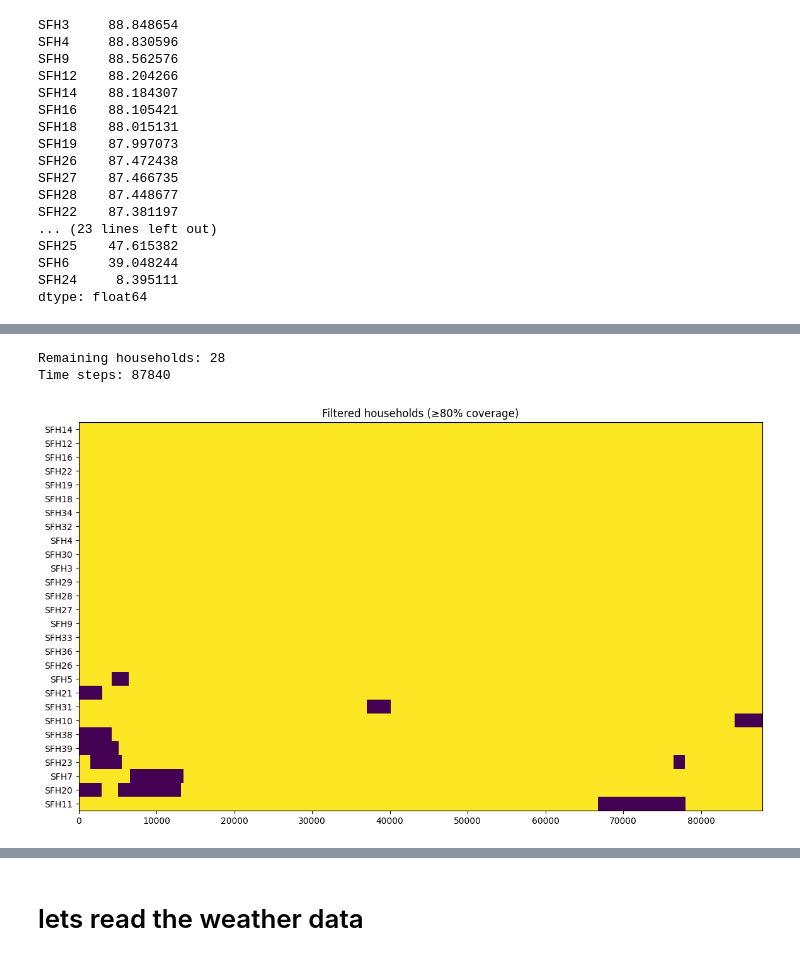
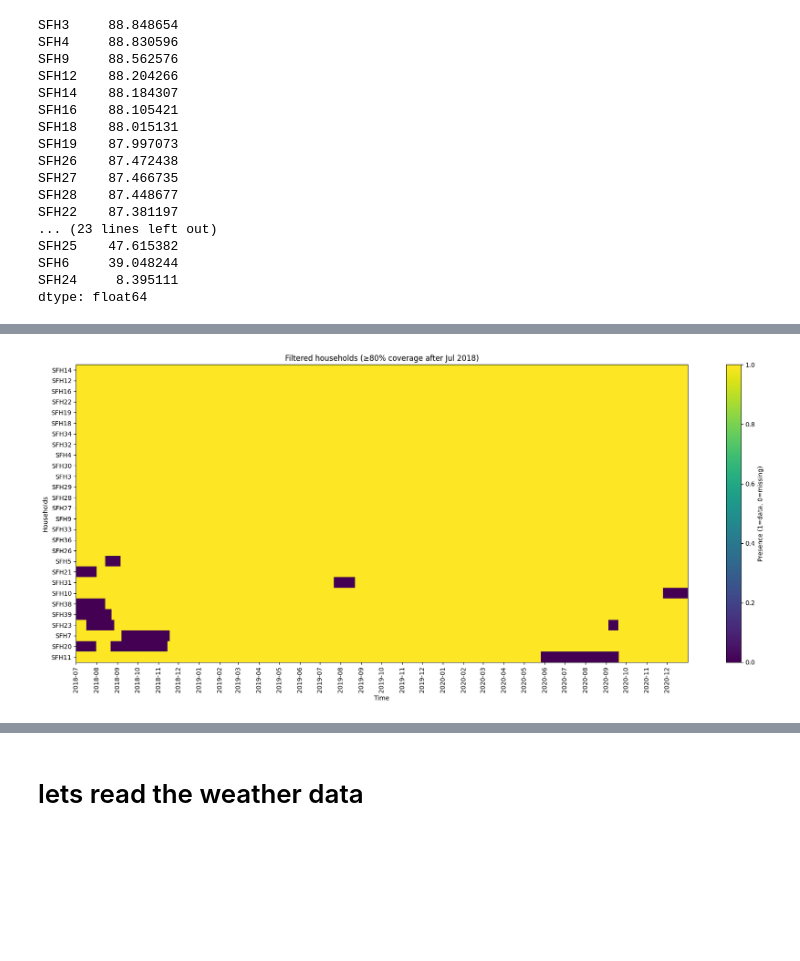
Before and after one commit to PapadopoulosDimitrios/AAU_learning_to_predict_together_or_alone, a Jupyter notebook: DataCleaning/Clean_Germany.ipynb, the cells around one changed output, grey strips where cells are left out. Drawn from its saved outputs; the diff is of its cells as text; code cells hidden in the pictures; blank space fills up the shorter version.

```diff
--- a/DataCleaning/Clean_Germany.ipynb
+++ b/DataCleaning/Clean_Germany.ipynb
@@ -200,9 +251,18 @@ plt.show()
 # %%
-coverage = df_clean.notna().mean() * 100
+coverage = df_cut.notna().mean() * 100
 
 coverage = coverage.sort_values(ascending=False)
 
 print(coverage)
+threshold = 80
+
+valid_houses = coverage[coverage >= threshold].index
+
+df_filtered = df_cut[valid_houses]
+removed = coverage[coverage < threshold]
+
+print("Removed households (<80% coverage):")
+print(removed)
 # %% [output]
 SFH14    100.000000
 SFH12    100.000000
@@ -223,7 +283 @@ SFH24      4.755237
 dtype: float64
-# %%
-threshold = 80
-
-valid_houses = coverage[coverage >= threshold].index
-
-df_filtered = df_clean[valid_houses]
@@ -248,16 +284,33 @@ dtype: float64
-# %%
-print("Remaining households:", df_filtered.shape[1])
-print("Time steps:", df_filtered.shape[0])
-# %% [output]
-Remaining households: 28
-Time steps: 87840
-# %%
-presence = df_filtered.notna().astype(int)
-
-plt.figure(figsize=(14,8))
-plt.imshow(presence.T, aspect="auto", interpolation="none")
-plt.yticks(range(len(presence.columns)), presence.columns)
-plt.title("Filtered households (≥80% coverage)")
-plt.show()
-# %% [output]
-[figure, removed]
+# %%
+import matplotlib.pyplot as plt
+import pandas as pd
+
+presence = df_filtered.notna().astype(int)
+
+fig, ax = plt.subplots(figsize=(18, 8))
+
+im = ax.imshow(presence.T, aspect="auto", interpolation="none")
+
+# monthly ticks
+time_index = presence.index
+months = pd.date_range(time_index.min(), time_index.max(), freq="MS", tz=time_index.tz)
+
+tick_pos = [time_index.get_indexer([d], method="nearest")[0] for d in months]
+tick_lab = [d.strftime("%Y-%m") for d in months]
+
+ax.set_xticks(tick_pos)
+ax.set_xticklabels(tick_lab, rotation=90)
+
+ax.set_yticks(range(len(presence.columns)))
+ax.set_yticklabels(presence.columns)
+
+ax.set_xlabel("Time")
+ax.set_ylabel("Households")
+ax.set_title("Filtered households (≥80% coverage after Jul 2018)")
+
+fig.colorbar(im, ax=ax, label="Presence (1=data, 0=missing)")
+
+plt.tight_layout()
+plt.show()
+# %% [output]
+[figure, added]
```
Also changed, not shown: parts of 32 cells of this notebook.
